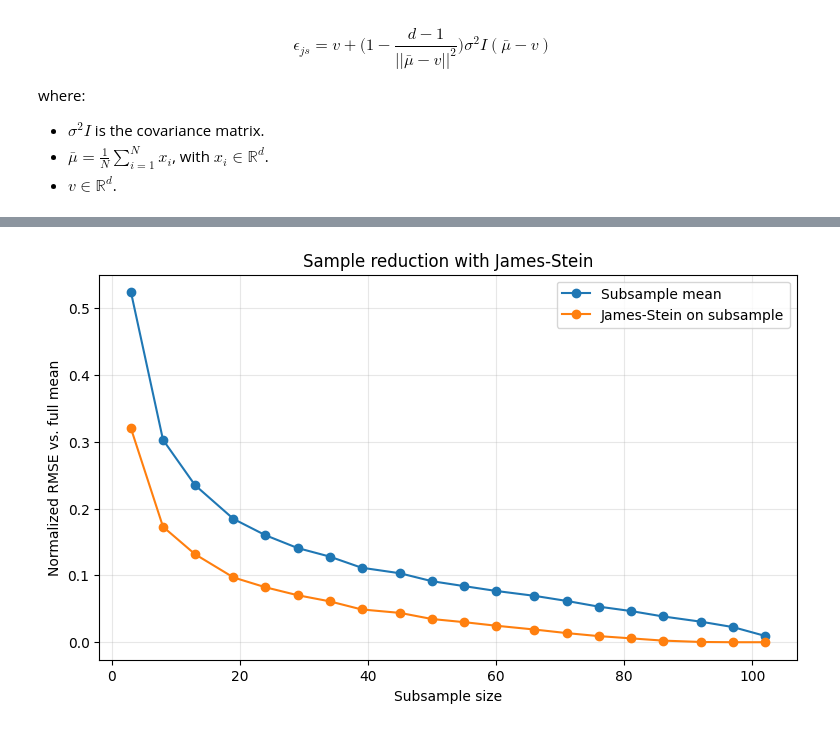
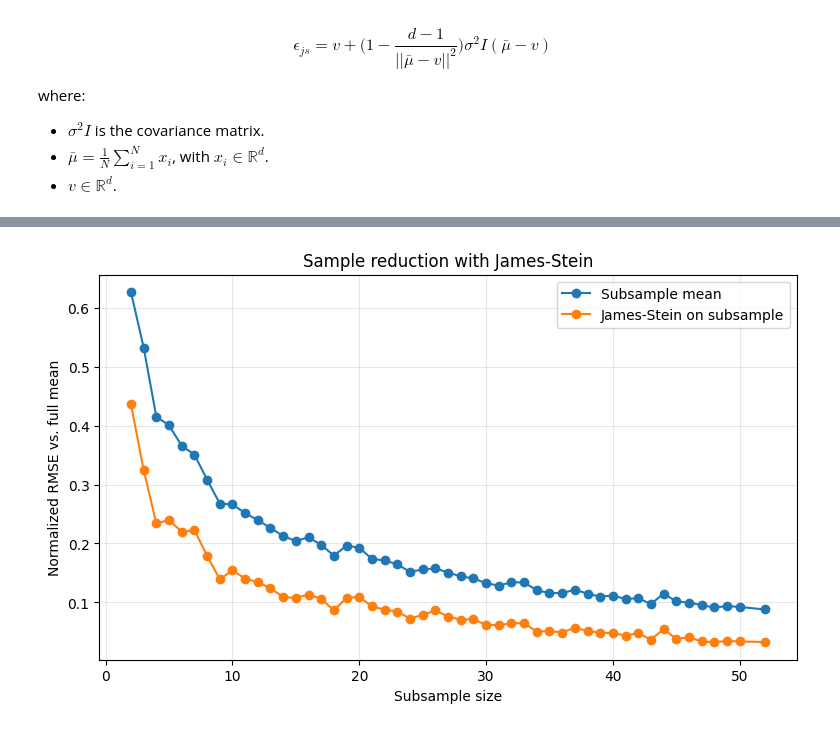
Before and after one commit to JunioCesarFerreira/simlab-algorithms, a Jupyter notebook: cooja-statistical-significance.ipynb, the cells around one changed output, grey strips where cells are left out. Cells and saved outputs as stored; diff of their text form; code cells hidden in the pictures.

```diff
--- a/cooja-statistical-significance.ipynb
+++ b/cooja-statistical-significance.ipynb
@@ -222,0 +278,18 @@ plt.show()
+# %%
+fig, axes = plt.subplots(1, 3, figsize=(14, 5))
+axes = axes.flatten()
+
+for ax, column in zip(axes, boxplot_data.columns):
+    if column in ["latency", "energy", "throughput"]:
+        ax.hist(boxplot_data[column].dropna(), bins=70, edgecolor="black", alpha=0.75)
+        ax.set_title(column)
+        ax.set_xlabel("Value")
+        ax.set_ylabel("Frequency")
+        ax.grid(True, axis="y", alpha=0.3)
+
+for ax in axes[len(boxplot_data.columns):]:
+    ax.axis("off")
+
+fig.suptitle("Histograms for non-zero metrics", y=1.02)
+fig.tight_layout()
+plt.show()
@@ -384,8 +645,8 @@ metrics = ["latency", "throughput", "energy"]
 values = df[metrics].astype(float)
 
 n_total = len(values)
-n_repetitions = 1000
-sample_sizes = np.unique(np.rint(np.linspace(3, n_total - 1, 20)).astype(int))
+n_repetitions = 100
+sample_sizes = np.unique(np.rint(np.linspace(2, n_total/2, 50)).astype(int))
 
 reference_mean = values.mean().to_numpy()
 metric_scale = values.std(ddof=1).replace(0, 1).to_numpy()
@@ -394,20 +655,19 @@ metric_scale = values.std(ddof=1).replace(0, 1).to_numpy()
 scaled_values = (values.to_numpy() - reference_mean) / metric_scale
 
 
-def positive_part_james_stein(means: np.ndarray, variances: np.ndarray) -> tuple[np.ndarray, float]:
+def positive_part_james_stein(means: np.ndarray, variances: np.ndarray) -> tuple[np.ndarray, float, float, float]:
     k = means.size
     if k < 3:
         return means, 1.0
 
-    target = np.zeros(k)
     sigma2 = np.nanmean(variances)
-    diff2 = np.sum((means - target) ** 2)
+    diff2 = np.sum((means) ** 2)
 
     if diff2 <= 0 or sigma2 <= 0 or not np.isfinite(sigma2):
         return means, 1.0
 
     shrink = max(0.0, 1.0 - ((k - 2) * sigma2) / diff2)
-    return target + shrink * (means - target), shrink
+    return shrink * means, shrink, sigma2, diff2
 
 
 records = []
@@ -419,7 +679,7 @@ for sample_size in sample_sizes:
 
         sample_mean_scaled = sample.mean(axis=0)
         sample_var_of_mean = sample.var(axis=0, ddof=1) / sample_size
-        js_mean_scaled, shrink = positive_part_james_stein(sample_mean_scaled, sample_var_of_mean)
+        js_mean_scaled, shrink, sigma2, diff2 = positive_part_james_stein(sample_mean_scaled, sample_var_of_mean)
 
         sample_mean = reference_mean + sample_mean_scaled * metric_scale
         js_mean = reference_mean + js_mean_scaled * metric_scale
@@ -429,6 +689,9 @@ for sample_size in sample_sizes:
             "mean_error": np.sqrt(np.mean(((sample_mean - reference_mean) / metric_scale) ** 2)),
             "js_error": np.sqrt(np.mean(((js_mean - reference_mean) / metric_scale) ** 2)),
             "shrink": shrink,
+            "sigma2": sigma2,
+            "diff2": diff2,
+
         })
 
 subsample_results = pd.DataFrame(records)
@@ -438,37 +701,18 @@ subsample_summary = (
     .agg(
         mean_error=("mean_error", "mean"),
         js_error=("js_error", "mean"),
+        shrink=("shrink", "mean"),
+        sigma2=("sigma2", "mean"),
+        diff2=("diff2", "mean"),
         mean_error_p95=("mean_error", lambda values: np.quantile(values, 0.95)),
         js_error_p95=("js_error", lambda values: np.quantile(values, 0.95)),
-        shrink=("shrink", "mean"),
     )
 )
-
-subsample_summary["js_gain_pct"] = 100 * (1 - subsample_summary["js_error"] / subsample_summary["mean_error"])
-
-equivalent_mean_samples = []
-for js_error in subsample_summary["js_error"]:
-    candidates = subsample_summary.loc[subsample_summary["mean_error"] <= js_error, "sample_size"]
-    equivalent_mean_samples.append(candidates.min() if not candidates.empty else np.nan)
-
-subsample_summary["equivalent_mean_samples"] = equivalent_mean_samples
-subsample_summary["saved_samples_vs_mean"] = subsample_summary["equivalent_mean_samples"] - subsample_summary["sample_size"]
 
 print("Reference: full-data mean")
 print(pd.Series(reference_mean, index=metrics))
 print("\nNormalized RMSE: lower is better")
 print(subsample_summary.round(4))
-
-valid_reductions = subsample_summary.loc[subsample_summary["saved_samples_vs_mean"] > 0]
-if valid_reductions.empty:
-    print("\nIn this simulation, James-Stein did not reduce the number of samples relative to the simple mean.")
-else:
-    best_row = valid_reductions.loc[valid_reductions["saved_samples_vs_mean"].idxmax()]
-    print(
-        f"\nLargest estimated reduction: JS with {int(best_row['sample_size'])} samples "
-        f"reaches an error similar to the mean using {int(best_row['equivalent_mean_samples'])} samples "
-        f"({int(best_row['saved_samples_vs_mean'])} fewer samples)."
-    )
 
 fig, ax = plt.subplots(figsize=(9, 5))
 ax.plot(subsample_summary["sample_size"], subsample_summary["mean_error"], marker="o", label="Subsample mean")
@@ -500 +744 @@ Largest estimated reduction: JS with 34 samples reaches an error similar to the
-[figure, old version]
+[figure, new version]
```
Also changed, not shown: parts of 14 cells of this notebook.
